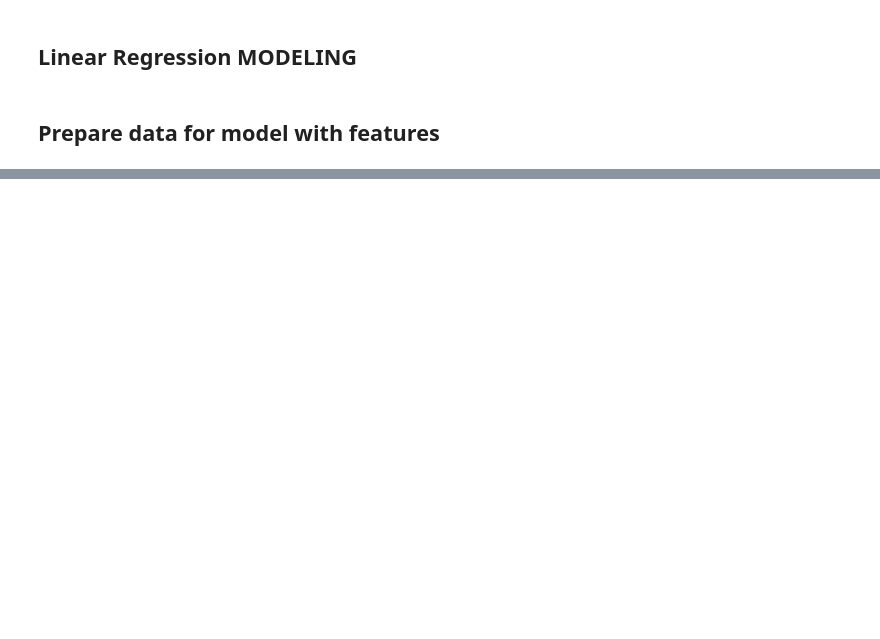
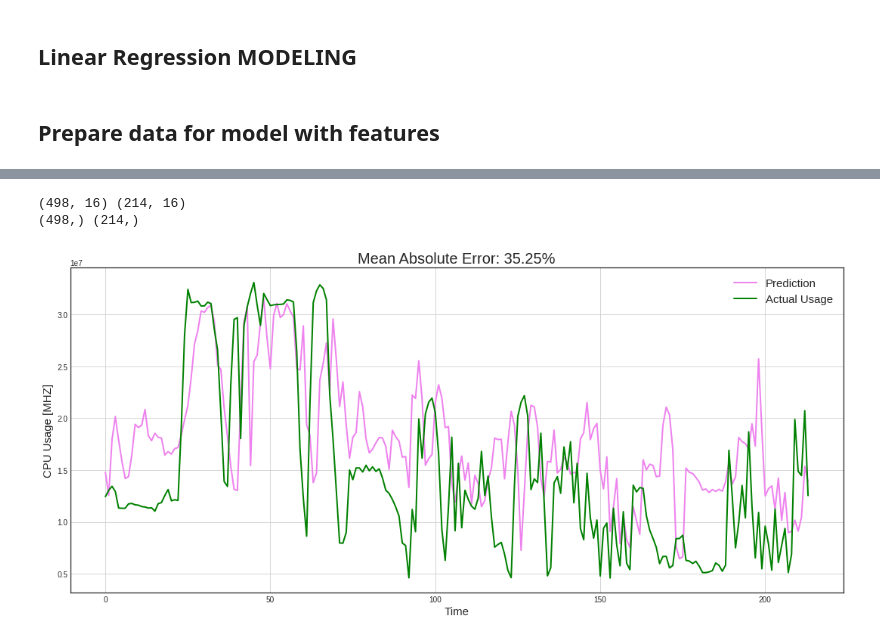
Before and after one commit to psaini79/Cloud-Resource-Analyzer, a Jupyter notebook: src/LinearRegression.ipynb, the cells around one changed output, grey strips where cells are left out. Cells and saved outputs as stored; diff of their text form; code cells hidden in the pictures; blank space fills up the shorter version.

Commit message:
Random forest model added

```diff
--- a/src/LinearRegression.ipynb
+++ b/src/LinearRegression.ipynb
@@ -348,3 +350,26 @@ plotCoefficients(lr)
 import pickle
 filename = model_path+'scaled_linear_regression.model'
 pickle.dump(lr, open(filename, 'wb'))
+# %%
+# reserve 30% of data for testing
+X_train, X_test, y_train, y_test =\
+prepareData(hourlydat[['CPU usage [MHZ]']], lag_start=3, lag_end=10, test_size=0.3, target_encoding=True)
+# %%
+print(X_train.shape, X_test.shape)
+print(y_train.shape, y_test.shape)
+# %% [output]
+(498, 16) (214, 16)
+(498,) (214,)
+# %%
+#from sklearn.ensemble import RandomForestClassifier
+from sklearn.ensemble import RandomForestRegressor
+clf = RandomForestRegressor(random_state=10)
+rf = clf.fit(X_train, y_train)
+#predict = model.predict(X_test)
+#X_train
+# %%
+plotModelResults(rf, X_train=X_train, X_test=X_test,
+                 plot_intervals=False, plot_anomalies=False)
+#plotCoefficients(model)
+# %% [output]
+[figure, added]
```
Also changed, not shown: parts of 18 cells of this notebook, 2 other files.
